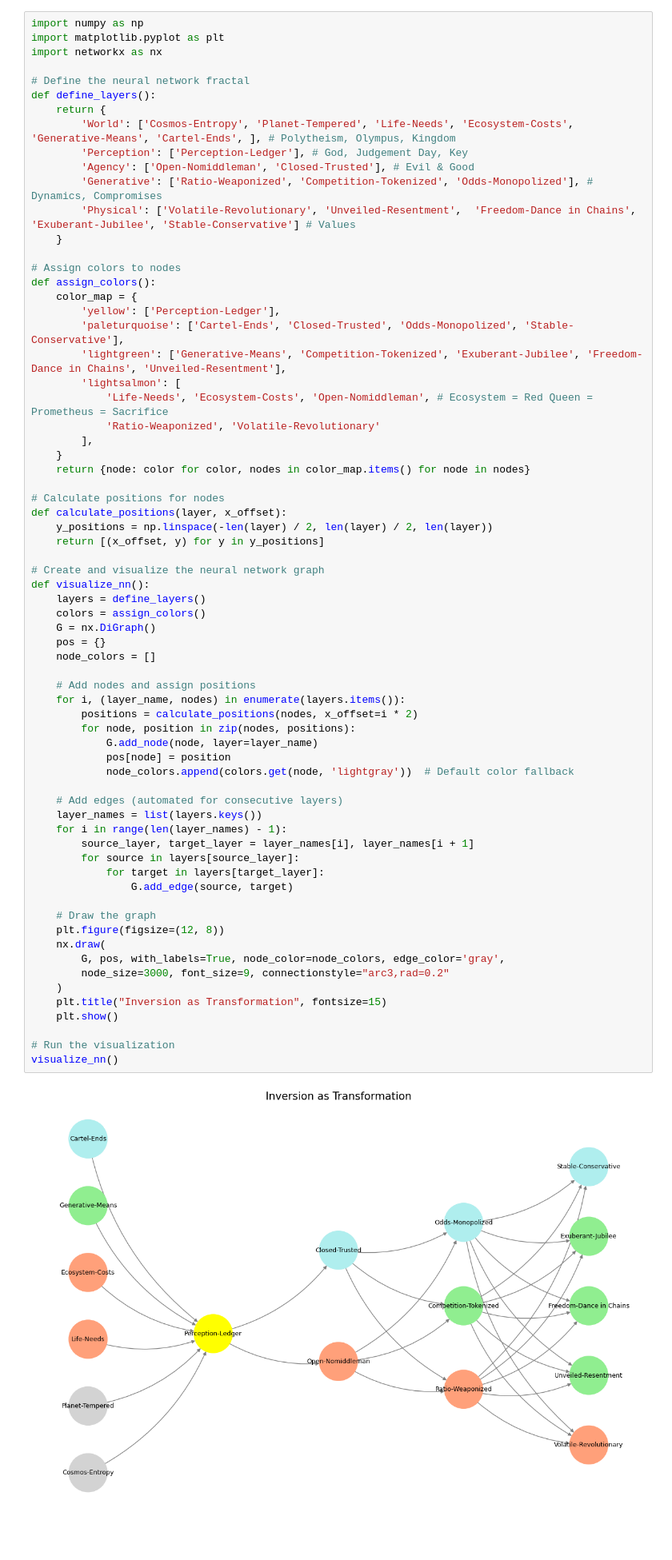
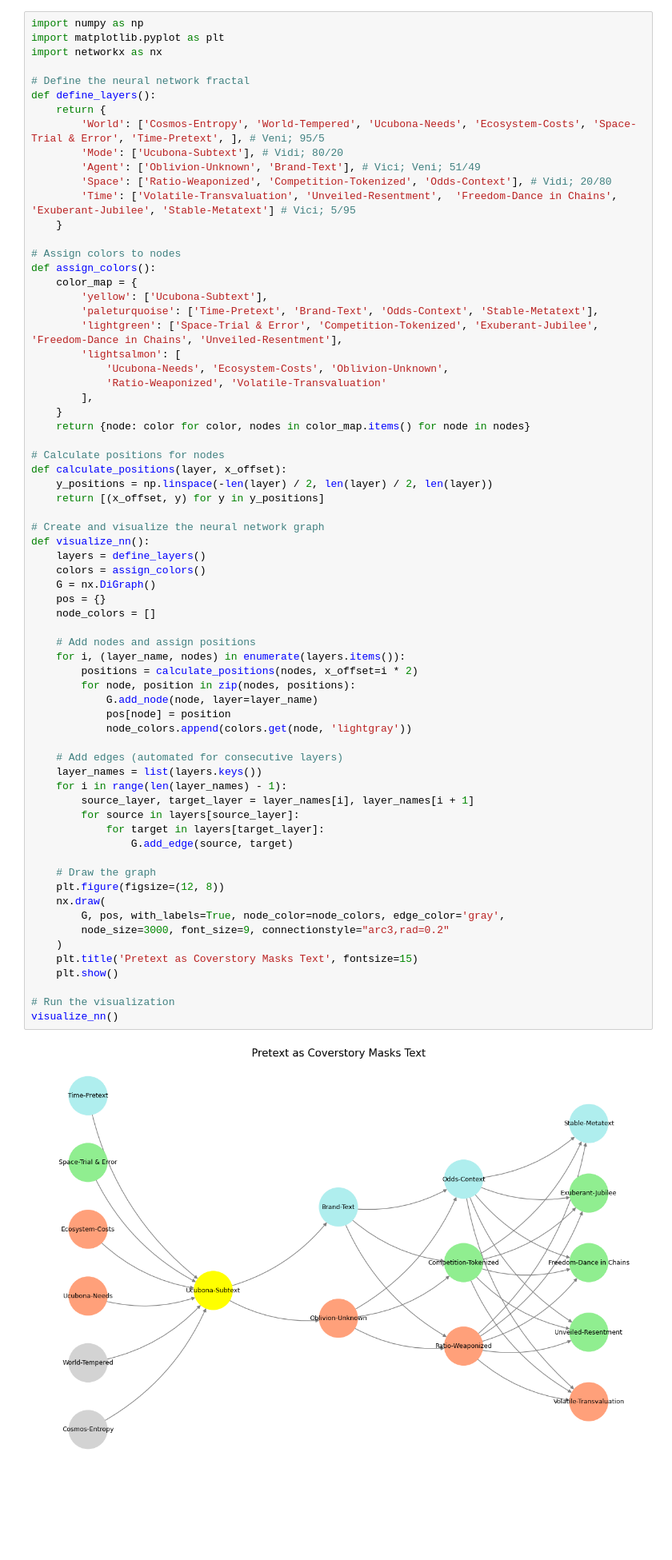
Before and after one commit to abikesa/website, a Jupyter notebook: kitabo/ensi/_build/jupyter_execute/act3/part2/part2_1.ipynb, the cells around one changed output. Shown at 80% size. Saved outputs shown, nothing was run; the diff lists cells and outputs as text; blank space fills up the shorter version.

Commit message:
pretext!

```diff
--- a/kitabo/ensi/_build/jupyter_execute/act3/part2/part2_1.ipynb
+++ b/kitabo/ensi/_build/jupyter_execute/act3/part2/part2_1.ipynb
@@ -20,22 +33,22 @@ import networkx as nx
 # Define the neural network fractal
 def define_layers():
     return {
-        'World': ['Cosmos-Entropy', 'Planet-Tempered', 'Life-Needs', 'Ecosystem-Costs', 'Generative-Means', 'Cartel-Ends', ], # Polytheism, Olympus, Kingdom
-        'Perception': ['Perception-Ledger'], # God, Judgement Day, Key
-        'Agency': ['Open-Nomiddleman', 'Closed-Trusted'], # Evil & Good
-        'Generative': ['Ratio-Weaponized', 'Competition-Tokenized', 'Odds-Monopolized'], # Dynamics, Compromises
-        'Physical': ['Volatile-Revolutionary', 'Unveiled-Resentment',  'Freedom-Dance in Chains', 'Exuberant-Jubilee', 'Stable-Conservative'] # Values
+        'World': ['Cosmos-Entropy', 'World-Tempered', 'Ucubona-Needs', 'Ecosystem-Costs', 'Space-Trial & Error', 'Time-Pretext', ], # Veni; 95/5
+        'Mode': ['Ucubona-Subtext'], # Vidi; 80/20
+        'Agent': ['Oblivion-Unknown', 'Brand-Text'], # Vici; Veni; 51/49
+        'Space': ['Ratio-Weaponized', 'Competition-Tokenized', 'Odds-Context'], # Vidi; 20/80
+        'Time': ['Volatile-Transvaluation', 'Unveiled-Resentment',  'Freedom-Dance in Chains', 'Exuberant-Jubilee', 'Stable-Metatext'] # Vici; 5/95
     }
 
 # Assign colors to nodes
 def assign_colors():
     color_map = {
-        'yellow': ['Perception-Ledger'],
-        'paleturquoise': ['Cartel-Ends', 'Closed-Trusted', 'Odds-Monopolized', 'Stable-Conservative'],
-        'lightgreen': ['Generative-Means', 'Competition-Tokenized', 'Exuberant-Jubilee', 'Freedom-Dance in Chains', 'Unveiled-Resentment'],
+        'yellow': ['Ucubona-Subtext'],
+        'paleturquoise': ['Time-Pretext', 'Brand-Text', 'Odds-Context', 'Stable-Metatext'],
+        'lightgreen': ['Space-Trial & Error', 'Competition-Tokenized', 'Exuberant-Jubilee', 'Freedom-Dance in Chains', 'Unveiled-Resentment'],
         'lightsalmon': [
-            'Life-Needs', 'Ecosystem-Costs', 'Open-Nomiddleman', # Ecosystem = Red Queen = Prometheus = Sacrifice
-            'Ratio-Weaponized', 'Volatile-Revolutionary'
+            'Ucubona-Needs', 'Ecosystem-Costs', 'Oblivion-Unknown',
+            'Ratio-Weaponized', 'Volatile-Transvaluation'
         ],
     }
     return {node: color for color, nodes in color_map.items() for node in nodes}
@@ -52,36 +65,36 @@ def visualize_nn():
     G = nx.DiGraph()
     pos = {}
     node_colors = []
 
     # Add nodes and assign positions
     for i, (layer_name, nodes) in enumerate(layers.items()):
         positions = calculate_positions(nodes, x_offset=i * 2)
         for node, position in zip(nodes, positions):
             G.add_node(node, layer=layer_name)
             pos[node] = position
-            node_colors.append(colors.get(node, 'lightgray'))  # Default color fallback
+            node_colors.append(colors.get(node, 'lightgray'))
 
     # Add edges (automated for consecutive layers)
     layer_names = list(layers.keys())
     for i in range(len(layer_names) - 1):
         source_layer, target_layer = layer_names[i], layer_names[i + 1]
         for source in layers[source_layer]:
             for target in layers[target_layer]:
                 G.add_edge(source, target)
 
     # Draw the graph
     plt.figure(figsize=(12, 8))
     nx.draw(
         G, pos, with_labels=True, node_color=node_colors, edge_color='gray',
         node_size=3000, font_size=9, connectionstyle="arc3,rad=0.2"
     )
-    plt.title("Inversion as Transformation", fontsize=15)
+    plt.title('Pretext as Coverstory Masks Text', fontsize=15)
     plt.show()
 
 # Run the visualization
 visualize_nn()
 # %% [output]
-[figure, old version]
+[figure, new version]
 # %% [markdown]
 #
 # %% [markdown]
```
Also changed, not shown: parts of 2 cells of this notebook, 6 other files.
